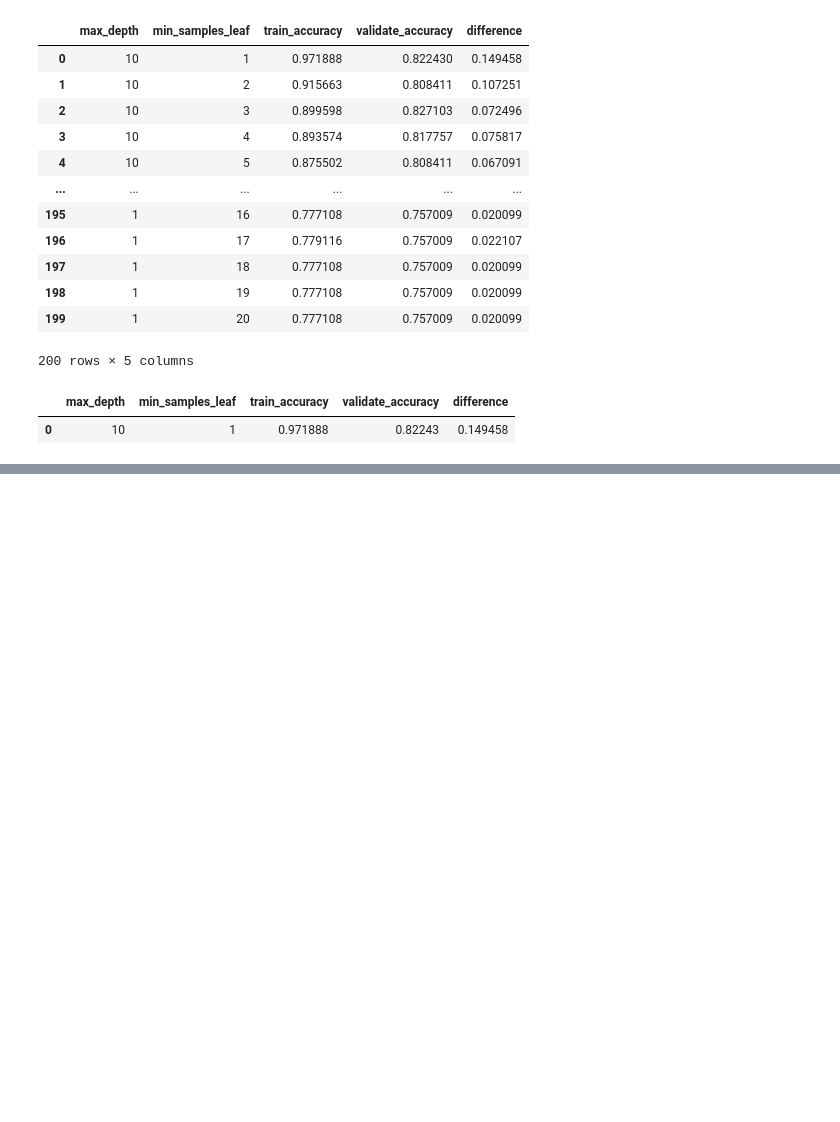
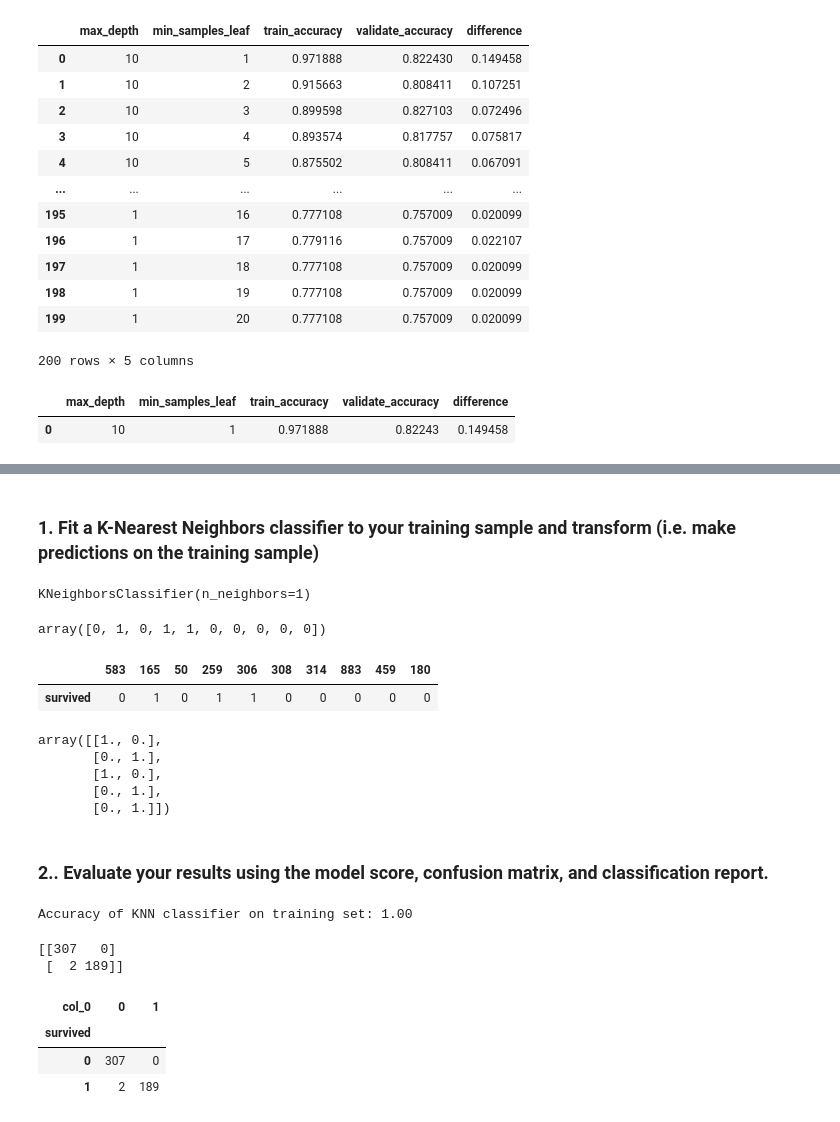
Before and after one commit to Yvette-Ibarra/classification-exercises, a Jupyter notebook: Model.ipynb, the cells around one changed output, grey strips where cells are left out. Cells and saved outputs as stored; diff of their text form; code cells hidden in the pictures; blank space fills up the shorter version.

```diff
--- a/Model.ipynb
+++ b/Model.ipynb
@@ -1556,0 +1578,78 @@ df_2[df_2.difference.sort_values(ascending = False)==df_2.difference.max()]
+# %%
+# acqurire titanic data
+titanic_df = acquire.get_titanic_data()
+
+
+# prep titanic
+titanic_prep = prepare.prep_titanic(titanic_df)
+
+# drop columns 'sex''class''embark_town'
+titanic_prep = titanic_prep.drop(columns = {'sex', 'class','embark_town'})
+
+# split into train, validate, test
+train, validate, test = train_validate_test_split(titanic_prep, target='survived', seed=123)
+
+# create X & y version of train, where y is a series with just the target variable and X are all the features.
+
+X_train = train.drop(columns=['survived'])
+y_train = train.survived
+
+X_validate = validate.drop(columns=['survived'])
+y_validate = validate.survived
+
+X_test = test.drop(columns=['survived'])
+y_test = test.survived
+
+# take care of null values in age variable
+X_train, X_validate, X_test = prepare.impute_mean_age(X_train, X_validate, X_test)
+# %% [markdown]
+### 1. Fit a K-Nearest Neighbors classifier to your training sample and transform (i.e. make predictions on the training sample)
+# %%
+knn1 = KNeighborsClassifier(n_neighbors=1, weights='uniform')
+# %%
+knn1.fit(X_train, y_train)
+# %% [output]
+KNeighborsClassifier(n_neighbors=1)
+# %%
+y_pred = knn1.predict(X_train)
+y_pred[:10]
+# %% [output]
+array([0, 1, 0, 1, 1, 0, 0, 0, 0, 0])
+# %%
+# Actual data
+pd.DataFrame(y_train[:10]).T
+# %% [output]
+|  | 583 | 165 | 50 | 259 | 306 | 308 | 314 | 883 | 459 | 180 |
+| survived | 0 | 1 | 0 | 1 | 1 | 0 | 0 | 0 | 0 | 0 |
+# %%
+# gives the probability of beign any given class
+y_pred_proba = knn1.predict_proba(X_train)
+y_pred_proba[:5]
+# %% [output]
+array([[1., 0.],
+       [0., 1.],
+       [1., 0.],
+       [0., 1.],
+       [0., 1.]])
+# %% [markdown]
+### 2.. Evaluate your results using the model score, confusion matrix, and classification report.
+# %%
+# Model score
+print('Accuracy of KNN classifier on training set: {:.2f}'
+     .format(knn1.score(X_train, y_train)))
+# %% [output]
+Accuracy of KNN classifier on training set: 1.00
+# %%
+# confusion matrix
+print(confusion_matrix(y_train, y_pred))
+# %% [output]
+[[307   0]
+ [  2 189]]
+# %%
+# 0= not surviv3d, 1= survived
+pd.crosstab(y_train, y_pred)
+# %% [output]
+| col_0 | 0 | 1 |
+| survived |  |  |
+| 0 | 307 | 0 |
+| 1 | 2 | 189 |
```
Also changed, not shown: parts of 9 cells of this notebook.
